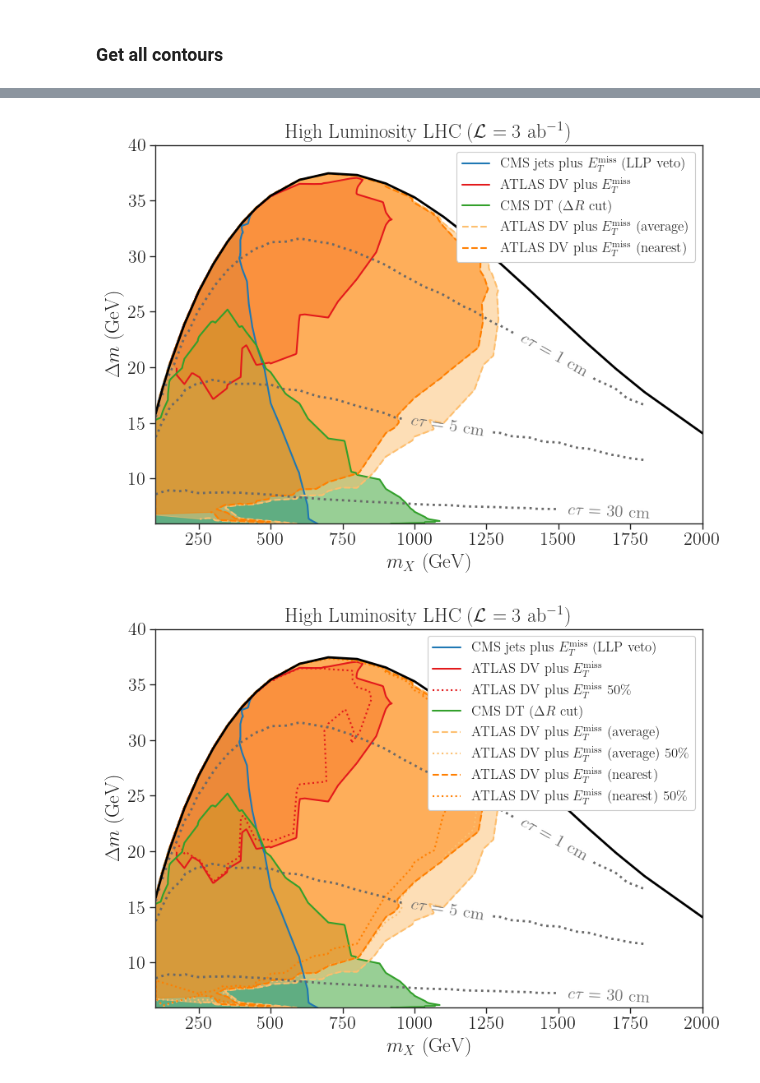
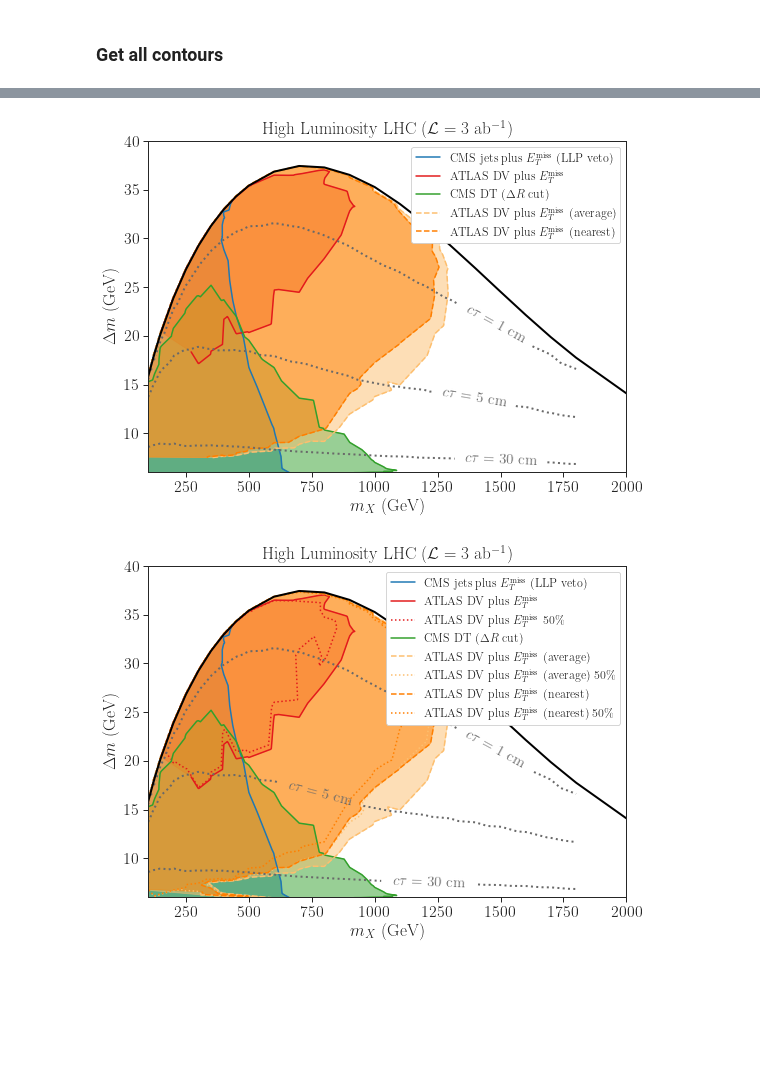
Before and after one commit to andlessa/LLP-CDFO, a Jupyter notebook: plotting/plots-AllExclusions_HL.ipynb, the cells around one changed output, grey strips where cells are left out. Saved outputs shown, nothing was run; the diff lists cells and outputs as text; code cells hidden in the pictures; blank space fills up the shorter version.

Commit message:
Small update in HL plot

```diff
--- a/plotting/plots-AllExclusions_HL.ipynb
+++ b/plotting/plots-AllExclusions_HL.ipynb
@@ -272,35 +272,37 @@ for label,newL in newLabels.items():
         continue
     if label == 'ATLAS-SUSY-2018-42':
         continue
     if not contours:
         continue
     cVal = 1.0
     pts = contours[cVal][:-100] # Hack for avoiding out of order points
     if 'average' in label or 'nearest' in label:
         ls = 'dashed'
+        pts = pts[pts[:,1] > 7.5] # Hack to remove tail
     else:
         ls = 'solid'
     plt.plot(pts[:,0],pts[:,1],label=newL,linewidth=1.5,c=colors[label],linestyle=ls)
     plt.fill(pts[:,0],pts[:,1],label=None,c=colors[label],alpha=0.5)
 
 
 contours = plt.contour(xnew,ynew,znew,[1.,5.,30.],linestyles='dotted',colors='dimgray',linewidths=2.0)
-plt.clabel(contours, inline=True, fontsize=15, fmt=r'$c \tau = %1.0f$ cm',inline_spacing=10)
+manual_locations = [(1500, 22), (1400, 15), (1500, 6)]
+plt.clabel(contours, inline=True, fontsize=15, fmt=r'$c \tau = %1.0f$ cm',inline_spacing=10,manual=manual_locations)
 
 
 plt.plot(maxCurve[:,0],maxCurve[:,1],c='black',linewidth=2)
 plt.xlim(100,2000)
 plt.ylim(6,40)
 plt.legend(loc='upper right',fontsize=12,framealpha=1.0)
 plt.xlabel(r'$m_{X}$ (GeV)')
 plt.ylabel(r'$\Delta m$ (GeV)')
 plt.title(r'High Luminosity LHC ($\mathcal{L} = 3$ ab$^{-1}$)')
 plt.tight_layout()
 plt.savefig('excCurves_mDV5_v2_HL.png')
 # plt.grid()
 plt.show()
 # %% [output]
-[figure, old version]
+[figure, new version]
 # %%
 plt.figure(figsize=(8,6))
 # plt.scatter(x,y,c='lightgray',s=30)
@@ -328,7 +330,7 @@ for label,newL in newLabels.items():
 
 
 contours = plt.contour(xnew,ynew,znew,[1.,5.,30.],linestyles='dotted',colors='dimgray',linewidths=2.0)
-plt.clabel(contours, inline=True, fontsize=15, fmt=r'$c \tau = %1.0f$ cm',inline_spacing=10)
+plt.clabel(contours, inline=True, fontsize=15, fmt=r'$c \tau = %1.0f$ cm',inline_spacing=12)
 
 
 plt.plot(maxCurve[:,0],maxCurve[:,1],c='black',linewidth=2)
@@ -343,4 +345,4 @@ plt.savefig('excCurves_mDV5_v3_HL.png')
 # plt.grid()
 plt.show()
 # %% [output]
-[figure, old version]
+[figure, new version]
```
Also changed, not shown: parts of 2 cells of this notebook, 1 other file.
